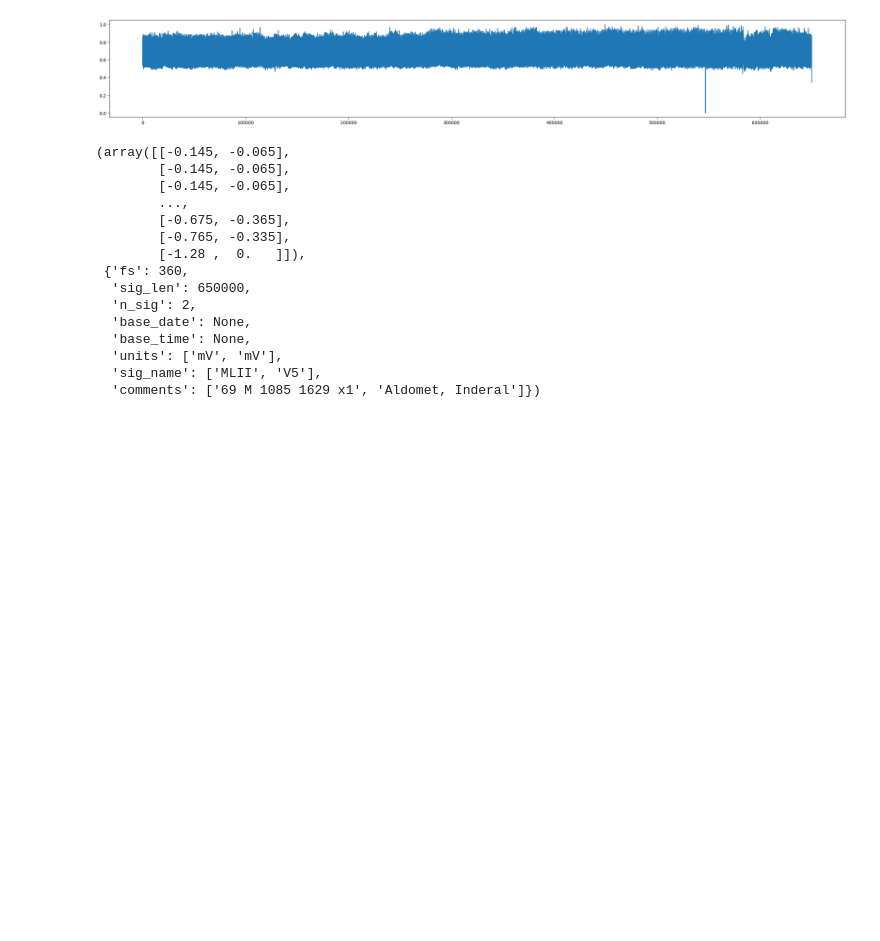
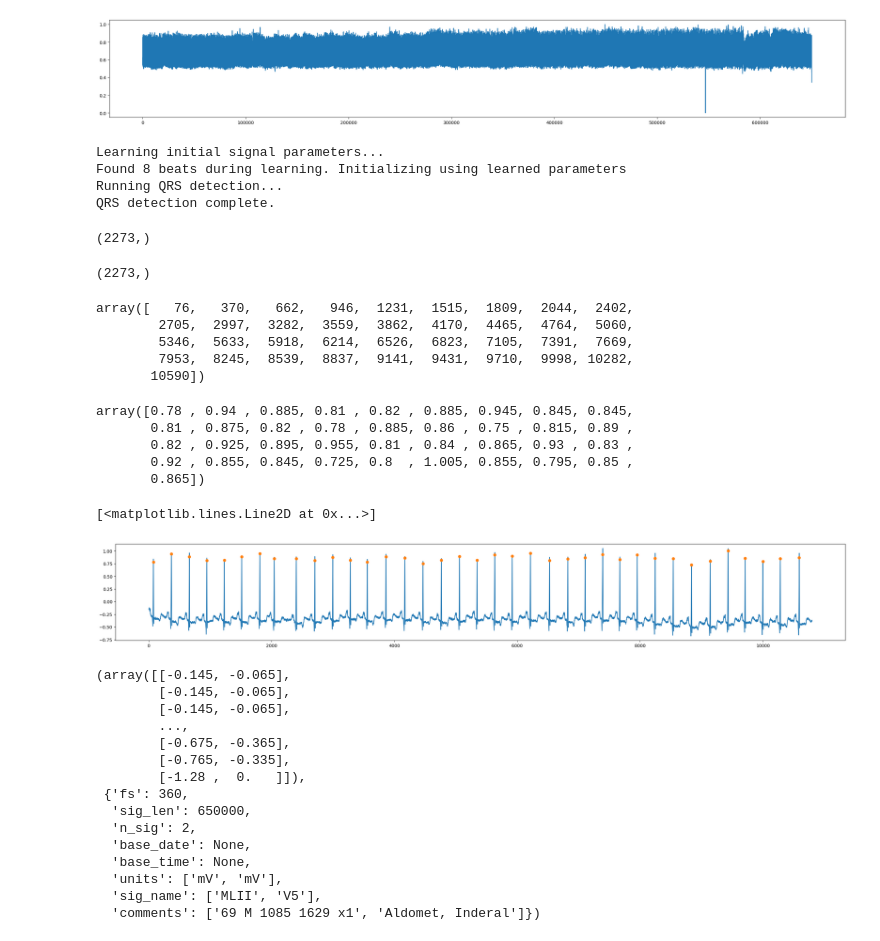
Before and after one commit to sjjtu/MAthesis, a Jupyter notebook: code/explore_mitbih.ipynb, the cells around one changed output. Drawn from its saved outputs; the diff is of its cells as text; code cells hidden in the pictures; blank space fills up the shorter version.

Commit message:
qrs beat detection added

```diff
--- a/code/explore_mitbih.ipynb
+++ b/code/explore_mitbih.ipynb
@@ -79,6 +80,42 @@ plt.plot(lm)
 # %% [output]
 [<matplotlib.lines.Line2D at 0x...>]
 [figure]
+# %%
+qrs = wfdb.processing.XQRS(lm, fs=360)
+qrs.detect()
+# %% [output]
+Learning initial signal parameters...
+Found 8 beats during learning. Initializing using learned parameters
+Running QRS detection...
+QRS detection complete.
+(2273,)
+# %%
+qrs.qrs_inds.shape
+# %% [output]
+(2273,)
+# %%
+qrs.qrs_inds[qrs.qrs_inds<10800]
+# %% [output]
+array([   76,   370,   662,   946,  1231,  1515,  1809,  2044,  2402,
+        2705,  2997,  3282,  3559,  3862,  4170,  4465,  4764,  5060,
+        5346,  5633,  5918,  6214,  6526,  6823,  7105,  7391,  7669,
+        7953,  8245,  8539,  8837,  9141,  9431,  9710,  9998, 10282,
+       10590])
+# %%
+record.p_signal[qrs.qrs_inds[qrs.qrs_inds<10800], 0]
+# %% [output]
+array([0.78 , 0.94 , 0.885, 0.81 , 0.82 , 0.885, 0.945, 0.845, 0.845,
+       0.81 , 0.875, 0.82 , 0.78 , 0.885, 0.86 , 0.75 , 0.815, 0.89 ,
+       0.82 , 0.925, 0.895, 0.955, 0.81 , 0.84 , 0.865, 0.93 , 0.83 ,
+       0.92 , 0.855, 0.845, 0.725, 0.8  , 1.005, 0.855, 0.795, 0.85 ,
+       0.865])
+# %%
+plt.figure(figsize=(30, 4))
+plt.plot(record.p_signal[:10800,0])
+plt.plot(qrs.qrs_inds[qrs.qrs_inds<10800], record.p_signal[qrs.qrs_inds[qrs.qrs_inds<10800], 0], marker="o", linestyle="none")
+# %% [output]
+[<matplotlib.lines.Line2D at 0x...>]
+[figure, added]
 # %%
 wfdb.rdsamp(data+'100')
 # %% [output]
```
Also changed, not shown: parts of 6 cells of this notebook, 1 other file.
